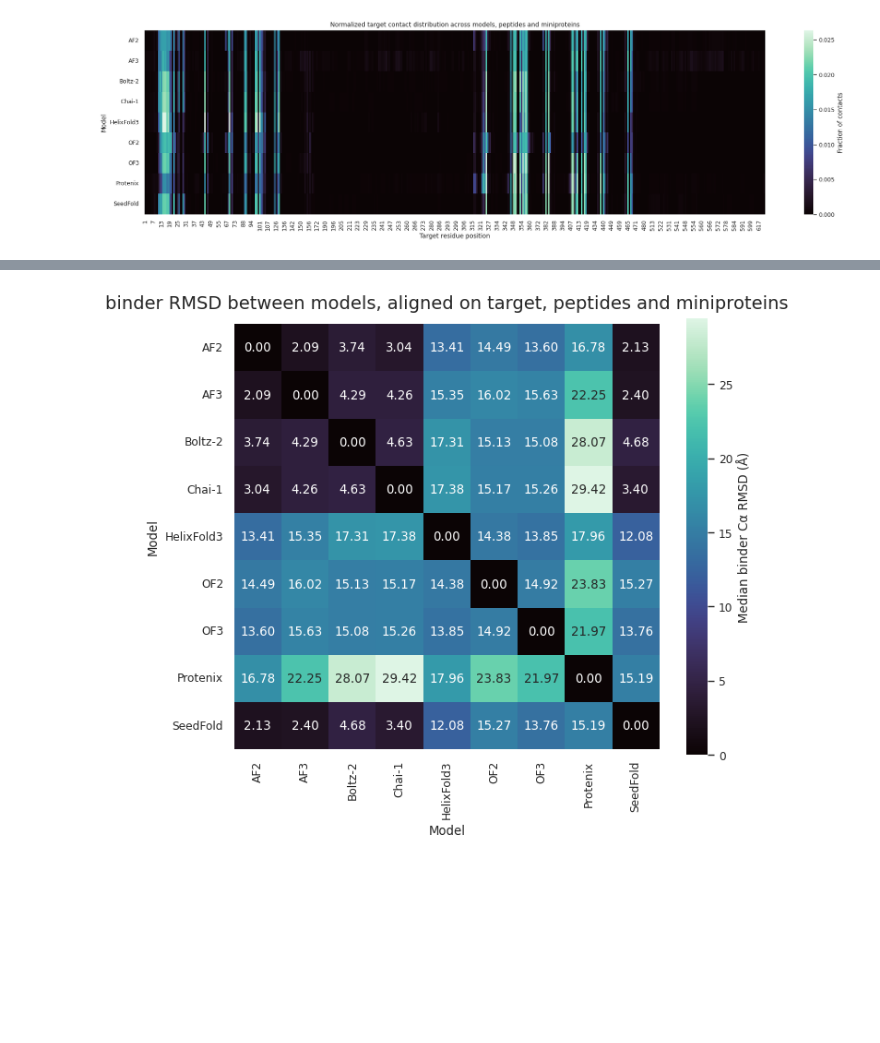
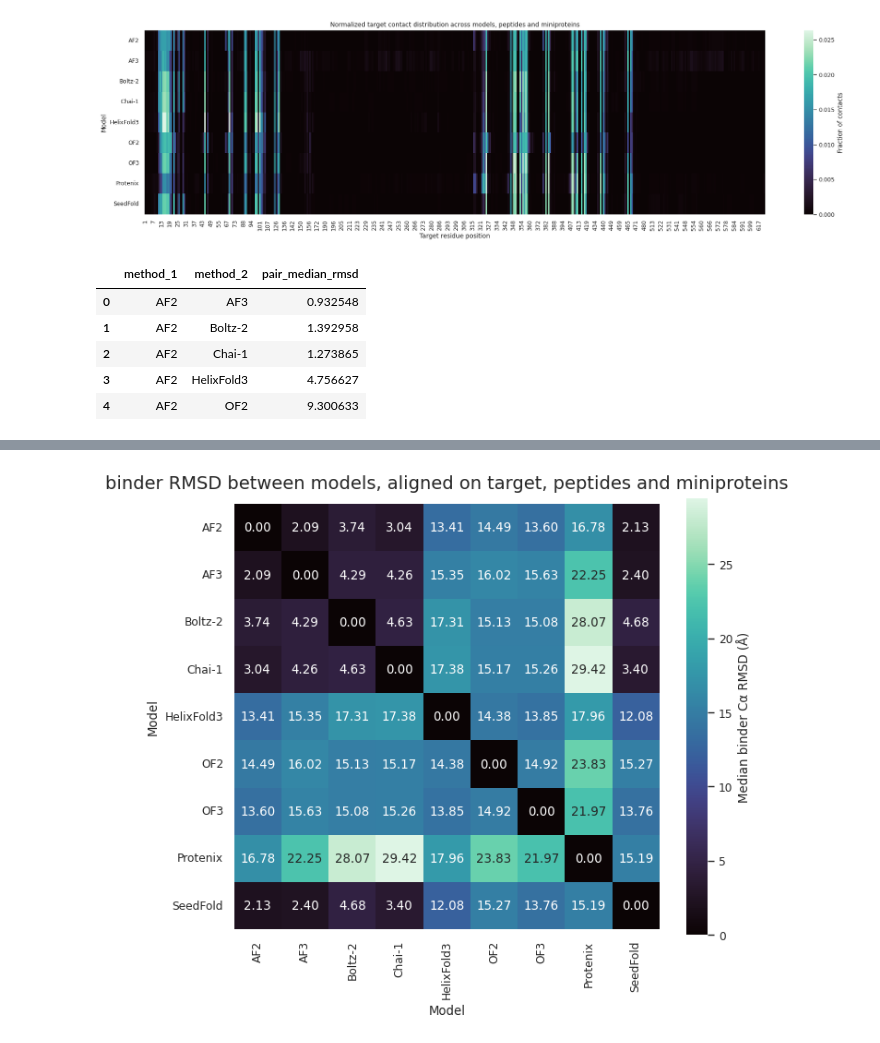
Before and after one commit to DSDD-UCPH/Assessing-AI-Scoring-Accuracy-for-De-Novo-Proteins, a Jupyter notebook: Analysis/Plots/plot_gen.ipynb, the cells around one changed output, grey strips where cells are left out. Saved outputs shown, nothing was run; the diff lists cells and outputs as text; code cells hidden in the pictures; blank space fills up the shorter version.

```diff
--- a/Analysis/Plots/plot_gen.ipynb
+++ b/Analysis/Plots/plot_gen.ipynb
@@ -368,12 +250,24 @@ plt.show()
 # %%
 rmsd_mean = (
     plot_rmsd
     .groupby(["method_1", "method_2"], as_index=False)["binder_ca_rmsd_align_target_shell"]
     .mean()
 )
 
+rmsd_col = "binder_ca_rmsd_align_binder"
+
 rmsd_median = (
     plot_rmsd
-    .groupby(["method_1", "method_2"], as_index=False)["binder_ca_rmsd_align_target_shell"]
+    .groupby(["method_1", "method_2"], as_index=False)[rmsd_col]
     .median()
+    .rename(columns={rmsd_col: "pair_median_rmsd"})
 )
+
+rmsd_median.head()
+# %% [output]
+|  | method_1 | method_2 | pair_median_rmsd |
+| 0 | AF2 | AF3 | 0.932548 |
+| 1 | AF2 | Boltz-2 | 1.392958 |
+| 2 | AF2 | Chai-1 | 1.273865 |
+| 3 | AF2 | HelixFold3 | 4.756627 |
+| 4 | AF2 | OF2 | 9.300633 |
```
Also changed, not shown: parts of 30 cells of this notebook, 10 other files.
